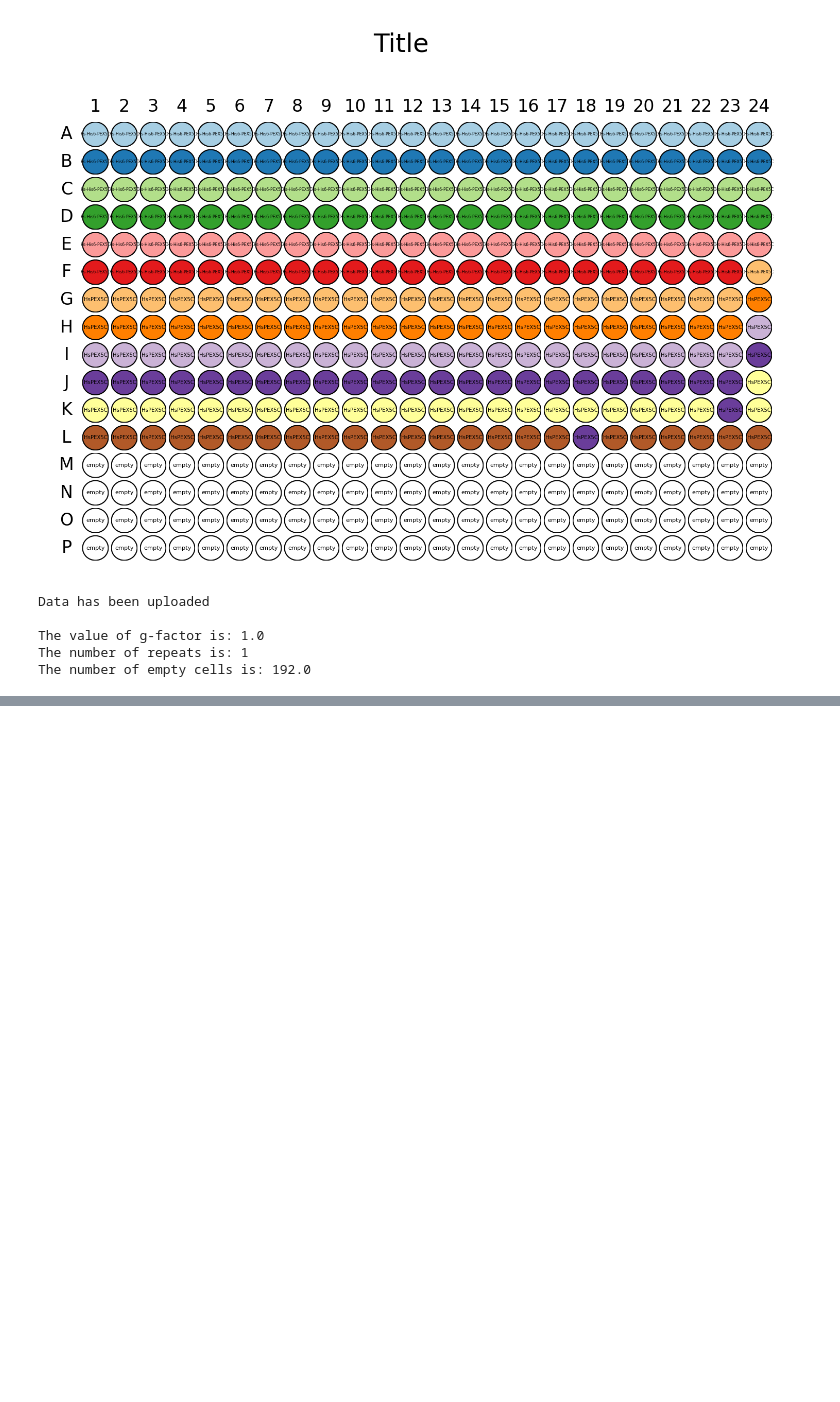
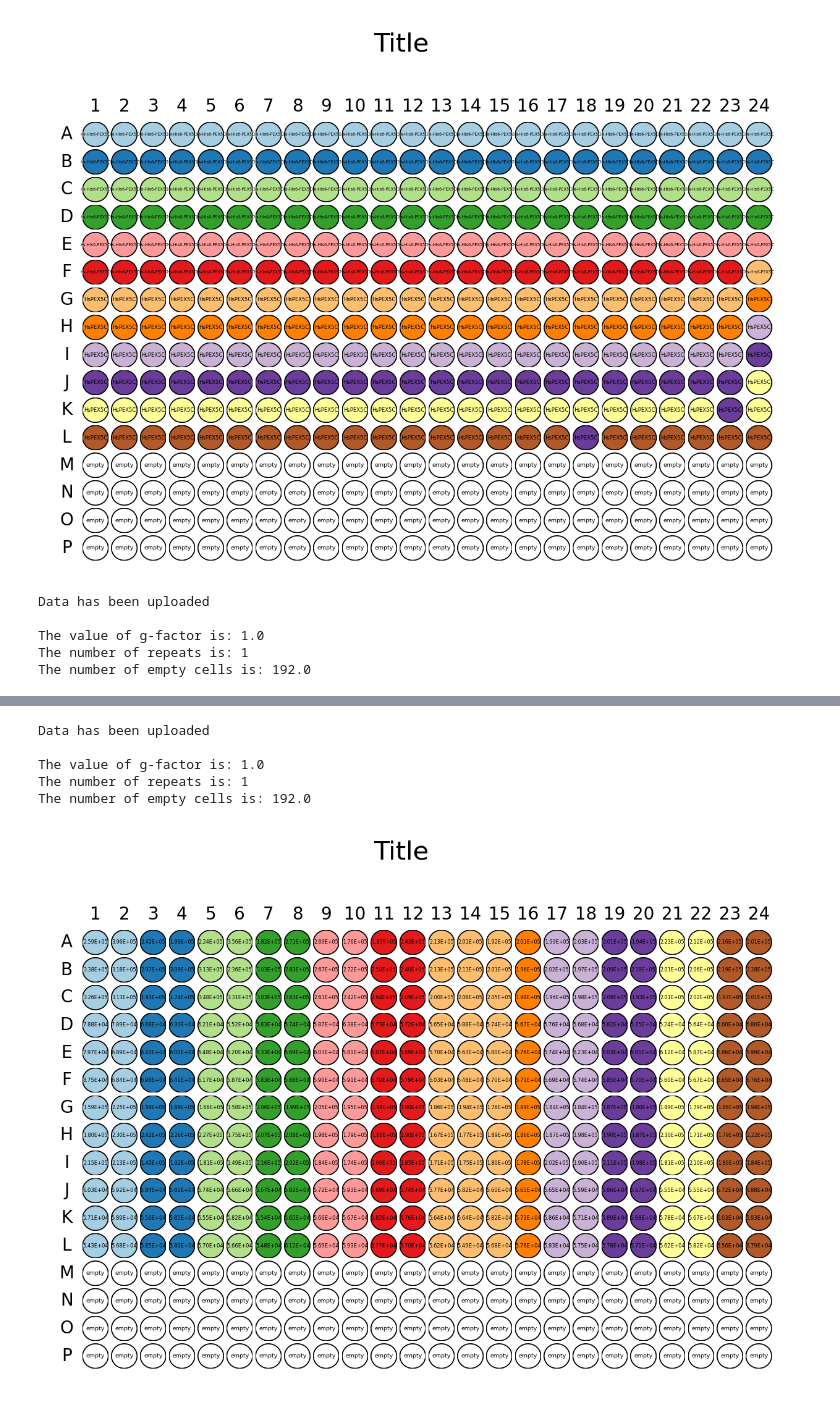
Before and after one commit to mariuszlas/Fluorescence-Anisotropy-Analysis-Development, a Jupyter notebook: fluorescenceanisotropy/fluores_anisotropy.ipynb, the cells around one changed output, grey strips where cells are left out. Saved outputs shown, nothing was run; the diff lists cells and outputs as text; code cells hidden in the pictures; blank space fills up the shorter version.

```diff
--- a/fluorescenceanisotropy/fluores_anisotropy.ipynb
+++ b/fluorescenceanisotropy/fluores_anisotropy.ipynb
@@ -148,7 +148,7 @@ class FA:
         with open(csv_file) as file:
             all_data_lines = list(csv.reader(file, delimiter=','))   # read the csv file and cast it into a list containing all lines
 
-        blank_indexes = list(index for index, item in enumerate(all_data_lines) if item == [])   # list containing indices of all blank rows
+        blank_indexes = list(index for index, item in enumerate(all_data_lines) if item == [] or set(item) == {''})   # list containing indices of all blank rows
         blanks = np.array(blank_indexes)   # convert the list of blank indices to a numpy array
         read_in_info = []   # list to store the tuples with parameters needed for pandas to read in the csv file
 
@@ -164,10 +164,10 @@ class FA:
                 skiprows = index + 10
                 skiprows_meta = index + 1
                 end_of_data = blanks[blanks > skiprows].min()
-                read_in_info.append((skiprows, end_of_data - skiprows, skiprows_meta))
+                read_in_info.append((skiprows, end_of_data - skiprows - 1, skiprows_meta))
                 data_format = 'plate2'
 
-            if item != [] and len(item) > 1 and re.findall(r"G-factor", item[0]) == ["G-factor"]:
+            if item != [] and len(item) > 1 and re.fullmatch(r"G-factor", item[0]):
                 g_factor = float(item[4])
 
         return FA._pre_process_plate(csv_file, read_in_info, data_format, size), g_factor
@@ -201,7 +201,8 @@ class FA:
 
             if data_format == 'plate2':   # raw data table has row and column names, so index_col=0 to set the first column as row labels
                 raw_data = pd.read_csv(csv_file, sep=',', index_col=0, engine='python', skiprows=item[0], nrows=item[1], encoding='utf-8')
-                raw_data.drop(raw_data.columns[-1], axis=1, inplace=True)   # delete the last column because it is empty
+                if len(raw_data.columns) in [13, 25]:
+                    raw_data.drop(raw_data.columns[-1], axis=1, inplace=True)    # delete the last column because it is empty
 
             # generate df for metadata (number of rows of metadata table is always 1) and convert measurement time into datetime object
             metadata = pd.read_csv(csv_file, sep=',', engine='python', skiprows=item[2], nrows=1, encoding='utf-8').astype({'Measurement date': 'datetime64[ns]'})
@@ -235,7 +236,7 @@ class FA:
         with open(csv_file) as file:
             all_data_lines = list(csv.reader(file, delimiter=',')) # read the csv file and cast it into a list containing all lines
 
-        blank_indexes = list(index for index, item in enumerate(all_data_lines) if item == [])   # list containing indexes of all blank rows
+        blank_indexes = list(index for index, item in enumerate(all_data_lines) if item == [] or set(item) == {''})   # list containing indexes of all blank rows
         blanks = np.array(blank_indexes)   # convert the list of blank indexes to a numpy array
 
         # iterate over all lines to find beggining of the data table ('skiprows') and determine the format of data  (list A, B, or C)
@@ -259,7 +260,7 @@ class FA:
                 data_format = 'listC'
                 end_of_data = blanks[blanks > skiprows].min()
 
-            if item != [] and re.findall(r"G-factor", item[0]) == ["G-factor"]:   # find the g factor
+            if item != [] and re.fullmatch(r"G-factor", item[0]):   # find the g factor
                 g_factor = float(item[4])
 
         nrows = end_of_data - skiprows - 1   # calculate the length of data table
@@ -333,7 +334,7 @@ class FA:
         return data_frames
 
 
-    def visualise(self, colorby='Type', labelby='Type', title="", cmap='Paired', dpi=300, export=False):
+    def visualise(self, colorby='Type', labelby='Type', title="", cmap='Paired', dpi=250, export=False):
         """Returns a visual representation of the plate map.
         The label and colour for each well can be customised to be a variable, for example 'Type', 'Protein Name', 'Protein Concentration', etc.
         It can also be the p or s anisotropy value from a specified repeat passed as a tuple of strings, for example ('repeat_2', 'p') for p data from repeat 2
@@ -418,0 +420,12 @@ my_data2.visualise(labelby=('repeat_1','p'), colorby='Protein Concentration', ti
+# %%
+my_data3 = FA.read_in_envision(data_csv=HsPEX5C_Y467C_vs_AtPEX5C_WT, platemap_csv=HsPEX6C_Y467C_vs_AtPEX5C_WT_platemap, data_type='plate', size=384)
+# %% [output]
+Data has been uploaded
+
+The value of g-factor is: 1.0
+The number of repeats is: 1
+The number of empty cells is: 192.0
+# %%
+my_data3.visualise(labelby=('repeat_1','s'), colorby='Protein Concentration', title="Title")
+# %% [output]
+[figure, added]
```
Also changed, not shown: parts of 3 cells of this notebook.
